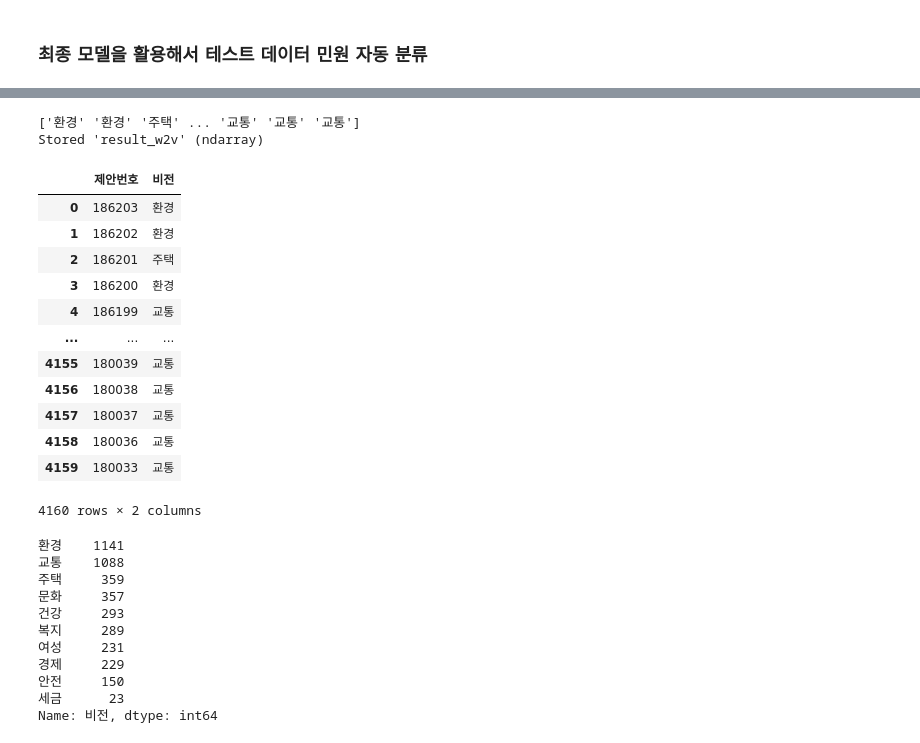
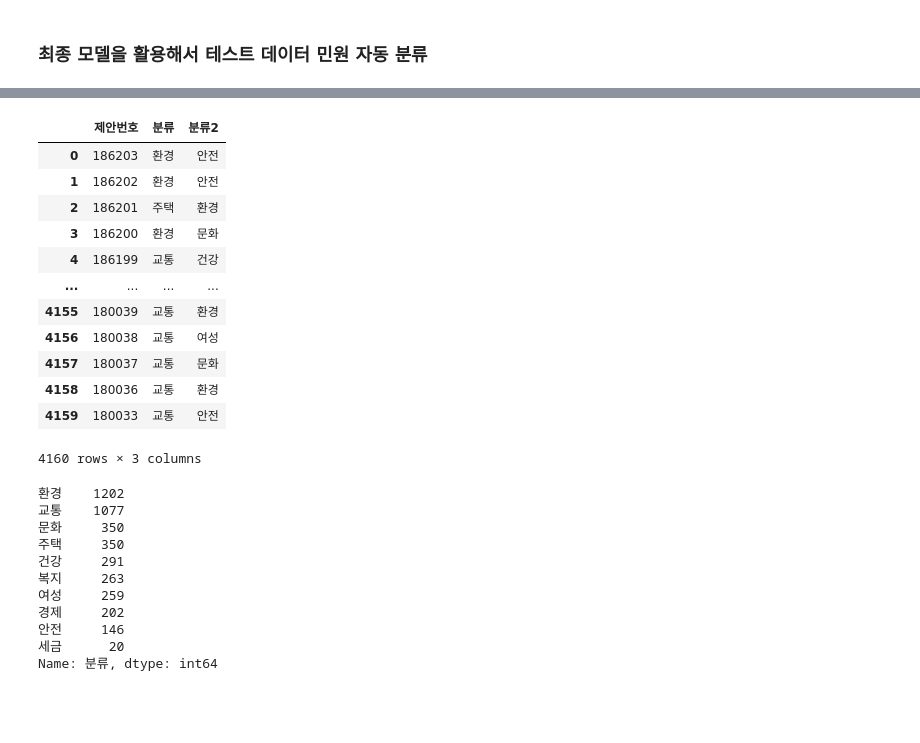
Before and after one commit to SeoulDigitalFoundation/VoiceOfSeoul_AnalysisGuide, a Jupyter notebook: 02word2vec.ipynb, the cells around one changed output, grey strips where cells are left out. Saved outputs shown, nothing was run; the diff lists cells and outputs as text; code cells hidden in the pictures; blank space fills up the shorter version.

```diff
--- a/02word2vec.ipynb
+++ b/02word2vec.ipynb
@@ -301,44 +298,47 @@ Wall time: 3.01 s
-# %%
-# 테스트 데이터 민원문서 자동분류
-result_w2v = forest_w2v.predict(testDataVecs)
-print(result_w2v)
-%store result_w2v
-# %% [output]
-['환경' '환경' '주택' ... '교통' '교통' '교통']
-Stored 'result_w2v' (ndarray)
+# %%
+# 문서별 민원 분류 확률값 저장
+forest_w2v_proba = forest_w2v.predict_proba(testDataVecs)
+# %%
+# 민원 분류 확률 Top2
+topn = 2
+topn_class = np.argsort(forest_w2v_proba)[:,:-topn-1:-1]
+forest_w2v.classes_[topn_class]
+
+result_w2v_top1 = forest_w2v.classes_[topn_class][:,0]
+result_w2v_top2 = forest_w2v.classes_[topn_class][:,1]
 # %%
-# 민원 분류 예측 결과를 데이터프레임 형식으로 저장
-output_w2v = pd.DataFrame(data={'제안번호':test_df['제안번호'], '비전':result_w2v})
+# 민원 분류 결과 데이터프레임으로 저장
+output_w2v = pd.DataFrame(data={'제안번호':test_df['제안번호'], '분류':result_w2v_top1,'분류2':result_w2v_top2})
 output_w2v
 # %% [output]
-|  | 제안번호 | 비전 |
-| 0 | 186203 | 환경 |
-| 1 | 186202 | 환경 |
-| 2 | 186201 | 주택 |
-| 3 | 186200 | 환경 |
-| 4 | 186199 | 교통 |
-| ... | ... | ... |
-| 4155 | 180039 | 교통 |
-| 4156 | 180038 | 교통 |
-| 4157 | 180037 | 교통 |
-| 4158 | 180036 | 교통 |
-| 4159 | 180033 | 교통 |
+|  | 제안번호 | 분류 | 분류2 |
+| 0 | 186203 | 환경 | 안전 |
+| 1 | 186202 | 환경 | 안전 |
+| 2 | 186201 | 주택 | 환경 |
+| 3 | 186200 | 환경 | 문화 |
+| 4 | 186199 | 교통 | 건강 |
+| ... | ... | ... | ... |
+| 4155 | 180039 | 교통 | 환경 |
+| 4156 | 180038 | 교통 | 여성 |
+| 4157 | 180037 | 교통 | 문화 |
+| 4158 | 180036 | 교통 | 환경 |
+| 4159 | 180033 | 교통 | 안전 |
-4160 rows × 2 columns
+4160 rows × 3 columns
 # %%
 # 민원 예측 결과 통계량
-output_w2v['비전'].value_counts()
+print(output_w2v['분류'].value_counts())
 # %% [output]
-환경    1141
-교통    1088
-주택     359
-문화     357
-건강     293
-복지     289
-여성     231
-경제     229
-안전     150
-세금      23
-Name: 비전, dtype: int64
+환경    1202
+교통    1077
+문화     350
+주택     350
+건강     291
+복지     263
+여성     259
+경제     202
+안전     146
+세금      20
+Name: 분류, dtype: int64
 # %%
 # 민원 분류 예측 결과를 test_df에 merge
 result_df=pd.merge(test_df,output_w2v,on='제안번호')
```
Also changed, not shown: parts of 19 cells of this notebook, 1 other file.
